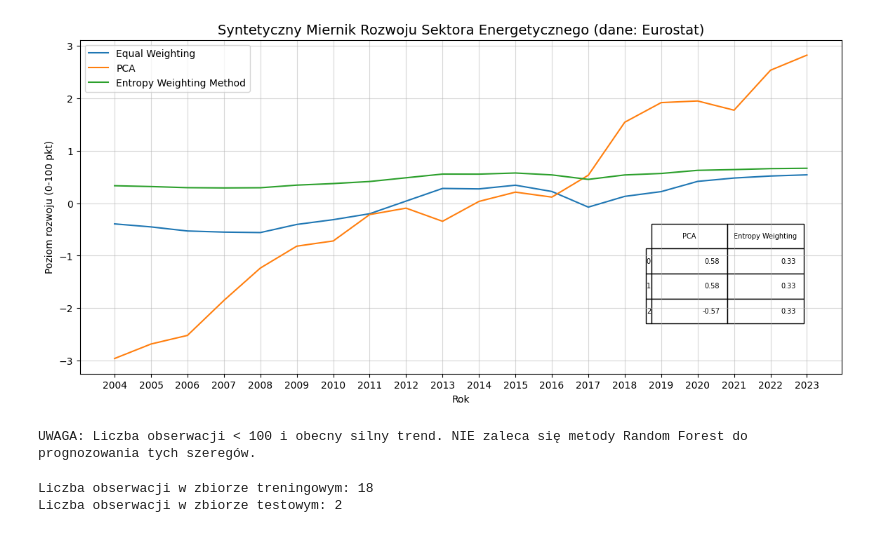
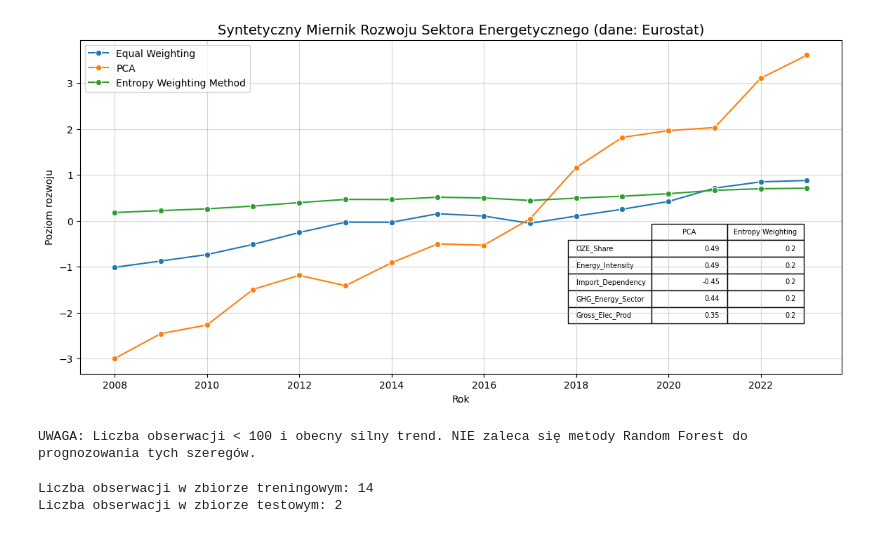
Before and after one commit to NGala540/PrognozowanieSyntetycznegoWska-nikaRozwojuSektoraEnergetycznego, a Jupyter notebook: Konstrukcja_wskaznika.ipynb, the cells around one changed output. Saved outputs shown, nothing was run; the diff lists cells and outputs as text; code cells hidden in the pictures.

```diff
--- a/Konstrukcja_wskaznika.ipynb
+++ b/Konstrukcja_wskaznika.ipynb
@@ -22,13 +21,27 @@ indicators = {
     'nrg_ind_ren': 'OZE_Share',           # Udział OZE w końcowym zużyciu energii [%]
     'nrg_ind_ei':  'Energy_Intensity',    # Energochłonność (kgoe / 1000 EUR)
     'nrg_ind_id':  'Import_Dependency',   # Zależność importowa [%]
+    'env_ac_ainah_r2': 'GHG_Energy_Sector',   # Emisje z sektora dostaw energii
+    'nrg_bal_c': 'Gross_Elec_Prod',     # Całkowita produkcja prądu [GWh]
 }
 
 # Statystyki balansu energetycznego
 stats = {
     "nrg_ind_ren": {"nrg_bal": "REN"},           # ogólnie (bez podziału transport, elektryczność itp.)
     "nrg_ind_ei":  {"nrg_bal": "EI_GDP_PPS"}, # w standardzie siły nabywczej
-    "nrg_ind_id": {'siec':  'TOTAL'}   # Całkowita (bez podziału węgiel itp.)
+    "nrg_ind_id": {'siec':  'TOTAL'},   # Całkowita (bez podziału węgiel itp.)
+
+    "env_ac_ainah_r2": {
+        "nace_r2": "D",       # Sekcja D: Wytwarzanie i zaopatrywanie w energię
+        "airpol": "GHG",      # Gazy cieplarniane
+        "unit": "THS_T"       # Tysiące ton
+    },
+
+    "nrg_bal_c": {
+        "nrg_bal": "GEP",     # Gross Electricity Production (Produkcja Brutto)
+        "siec": "TOTAL",      # Całkowita produkcja (ze wszystkich paliw)
+        "unit": "GWH"         # Gigawatogodziny
+    }
 }
 
 # Określenie charakteru zmiennych
@@ -37,6 +50,8 @@ variable_types = {
     'OZE_Share': 'S',
     'Energy_Intensity': 'D',
     'Import_Dependency': 'D',
+    'GHG_Energy_Sector': 'D',
+    'Gross_Elec_Prod': 'S'
 }
 
 GEO = 'PL'
@@ -45,9 +60,10 @@ def fetch_and_clean(code, name, geo, stats = stats):
     df = eurostat.get_data_df(code)
     df = df[df['geo\\TIME_PERIOD'] == geo]
 
-    key = list(stats[code].keys())[0]
-    value = list(stats[code].values())[0]
-    df = df[df[key] == value]
+    # key = list(stats[code].keys())[0]
+    # value = list(stats[code].values())[0]
+    for k, v in stats[code].items():
+        df = df[df[k] == v]
 
     year_cols = [col for col in df.columns if str(col).isdigit()]
     df = df[year_cols]
@@ -55,7 +71,8 @@ def fetch_and_clean(code, name, geo, stats = stats):
     df = df.T
     df.columns = [name]
     df.index.name = 'Rok'
-    df.index = df.index.astype(int)
+    df.index = pd.to_datetime(df.index, format='%Y')
+    df.index.freq = 'AS'
     df = df.sort_index()
 
     return df
@@ -148,37 +176,36 @@ data["entropy_weighting"] = (df_norm * ewm_weights).sum(axis=1)
 # %%
 plt.figure(figsize=(14, 7))
 
 # Wykres główny
-sns.lineplot(x=data.index, y=data['equal_weighting'], label='Equal Weighting')
-sns.lineplot(x=data.index, y=data['PCA'], label='PCA')
-sns.lineplot(x=data.index, y=data['entropy_weighting'], label='Entropy Weighting Method')
+sns.lineplot(x=data.index, y=data['equal_weighting'], label='Equal Weighting', marker='o')
+sns.lineplot(x=data.index, y=data['PCA'], label='PCA', marker='o')
+sns.lineplot(x=data.index, y=data['entropy_weighting'], label='Entropy Weighting Method', marker='o')
 
 plt.title(f'Syntetyczny Miernik Rozwoju Sektora Energetycznego (dane: Eurostat)', fontsize=14)
-plt.ylabel('Poziom rozwoju (0-100 pkt)')
+plt.ylabel('Poziom rozwoju')
 plt.xlabel('Rok')
-plt.xticks(range(data.index.min(), data.index.max() + 1))
 plt.legend()
 
 
 # Tabela z wagami (ładunki czynnikowe)
 indicator_cols = list(indicators.values())
 loadings = pd.DataFrame(
     {
         'PCA': pca.components_[0],
         'Entropy Weighting': ewm_weights
     }
 )
 
 plt.table(cellText=np.round(loadings.values, 2),
-          rowLabels=loadings.index,
+          rowLabels=list(indicators.values()),
           colLabels=loadings.columns,
           loc='bottom', bbox=[0.75, 0.15, 0.2, 0.3])
 plt.subplots_adjust(bottom=0.2)
 plt.grid(True, which='major', alpha=0.5)
 
 plt.show()
 # %% [output]
-[figure, old version]
+[figure, new version]
 # %%
 # 5. Analiza mozliwosci Random Forest
 trend = data['equal_weighting'].rolling(window=8, min_periods=1).mean().corr(pd.Series(np.arange(len(data['equal_weighting'])), index=data['equal_weighting'].index))
@@ -197,7 +224,7 @@ test = df_std.iloc[-steps_ahead:]
 print(f'\nLiczba obserwacji w zbiorze treningowym: {len(train)}')
 print(f'Liczba obserwacji w zbiorze testowym: {len(test)}')
 # %% [output]
-Liczba obserwacji w zbiorze treningowym: 18
+Liczba obserwacji w zbiorze treningowym: 14
 Liczba obserwacji w zbiorze testowym: 2
 # %%
 # 7. Bezpośrednia prognoza indeksu agregatowego
```
Also changed, not shown: parts of 8 cells of this notebook.
